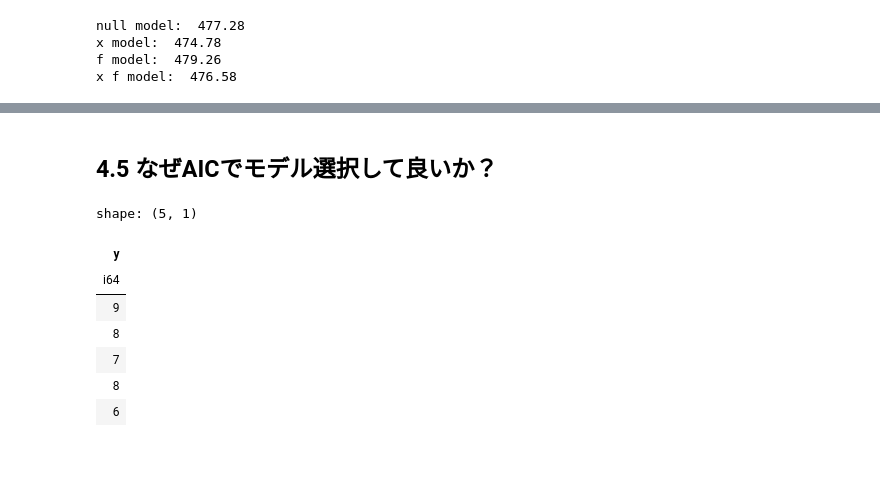
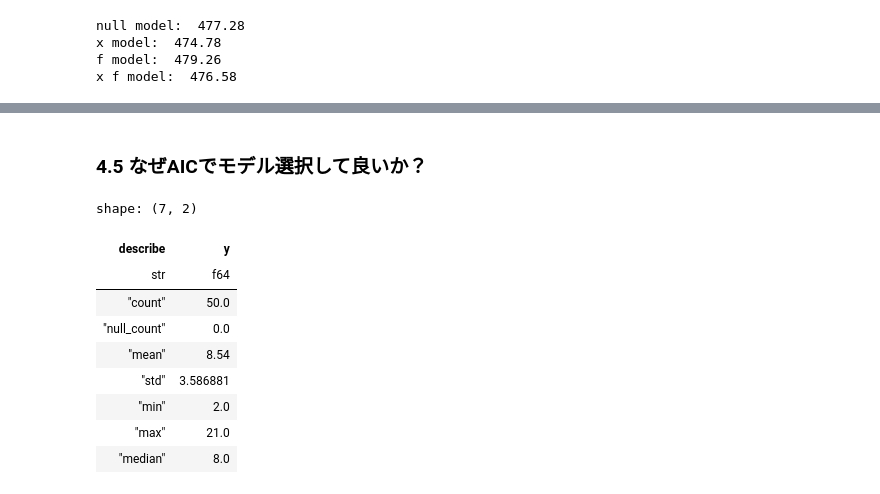
Before and after one commit to yoshino/green-book, a Jupyter notebook: chapter4.ipynb, the cells around one changed output, grey strips where cells are left out. Cells and saved outputs as stored; diff of their text form; code cells hidden in the pictures; blank space fills up the shorter version.

```diff
--- a/chapter4.ipynb
+++ b/chapter4.ipynb
@@ -169,19 +190,22 @@ x model:  474.7725025785566
 f model:  479.25451392137376
 x f model:  476.5874395411329
 # %% [markdown]
-## 4.5 なぜAICでモデル選択して良いか？
+### 4.5 なぜAICでモデル選択して良いか？
 # %%
-l = 8 # 真の値
+# 「真の値」をポアソン分布で作成する
+l = 8
 y = np.random.poisson(l, 50)
 data = pl.DataFrame(y, columns=['y'])
-data.head()
+data.describe()
 # %% [output]
-shape: (5, 1)
+shape: (7, 2)
-| y |
-| i64 |
-| 9 |
-| 8 |
-| 7 |
-| 8 |
-| 6 |
+| describe | y |
+| str | f64 |
+| "count" | 50.0 |
+| "null_count" | 0.0 |
+| "mean" | 8.54 |
+| "std" | 3.586881 |
+| "min" | 2.0 |
+| "max" | 21.0 |
+| "median" | 8.0 |
 # %%
```
Also changed, not shown: parts of 31 cells of this notebook, 11 other files.
